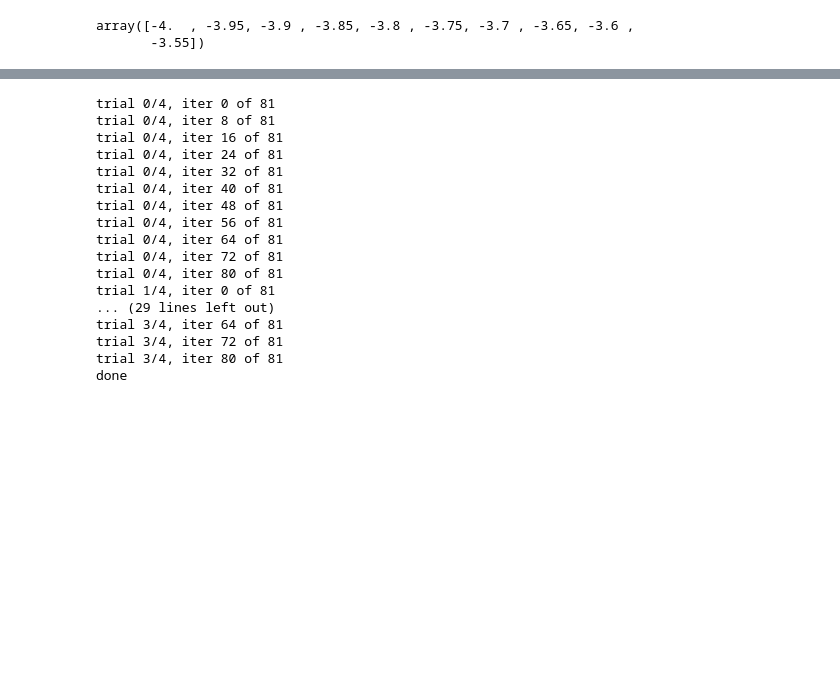
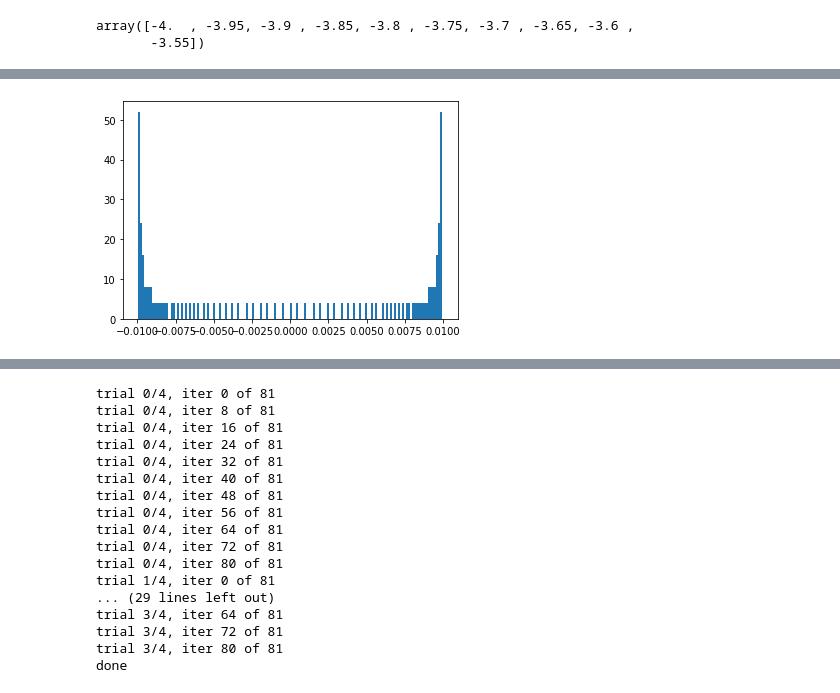
Before and after one commit to taoketao/activation-zones, a Jupyter notebook: noise-follows-D4-experiments/tf/noise-follows-D4-notebook.ipynb, the cells around one changed output, grey strips where cells are left out. Saved outputs shown, nothing was run; the diff lists cells and outputs as text; code cells hidden in the pictures; blank space fills up the shorter version.

```diff
--- a/noise-follows-D4-experiments/tf/noise-follows-D4-notebook.ipynb
+++ b/noise-follows-D4-experiments/tf/noise-follows-D4-notebook.ipynb
@@ -95,8 +100,17 @@ def init_manual_model(nonlinearity, weight_value=np.zeros((1,)), learning_rate=0
                 use_bias=False,
             )
         )
+    class plusMinusOneCrossEntropyLoss(tf.keras.losses.Loss):
+        def call(self, y_true, y_pred):
+            y_pred = tf.convert_to_tensor(y_pred)         # xtra
+            y_true = tf.cast(y_true, y_pred.dtype)           # xtra
+            return -0.5*( (1.-y_true)*K.log(1.-y_pred) + \
+                          (1.+y_true)*K.log(1.+y_pred) ) + K.log(2.)
+# #         return tf.py_function( f, inp=[y_true, y_pred],  Tout=[tf.float32] )
+
     model.compile(
-        loss=tf.keras.losses.mean_squared_error,
+#         loss=tf.keras.losses.mean_squared_error,
+        loss=plusMinusOneCrossEntropyLoss(),
         optimizer=tf.keras.optimizers.SGD(learning_rate=learning_rate),
     )
     Set_weights(model.layers[0], weight_value)
@@ -202,0 +345,4 @@ plot_wtc()
+# %%
+_=plt.hist([w[2] for w in wtc],150)
+# %% [output]
+[figure, added]
```
Also changed, not shown: parts of 37 cells of this notebook.
